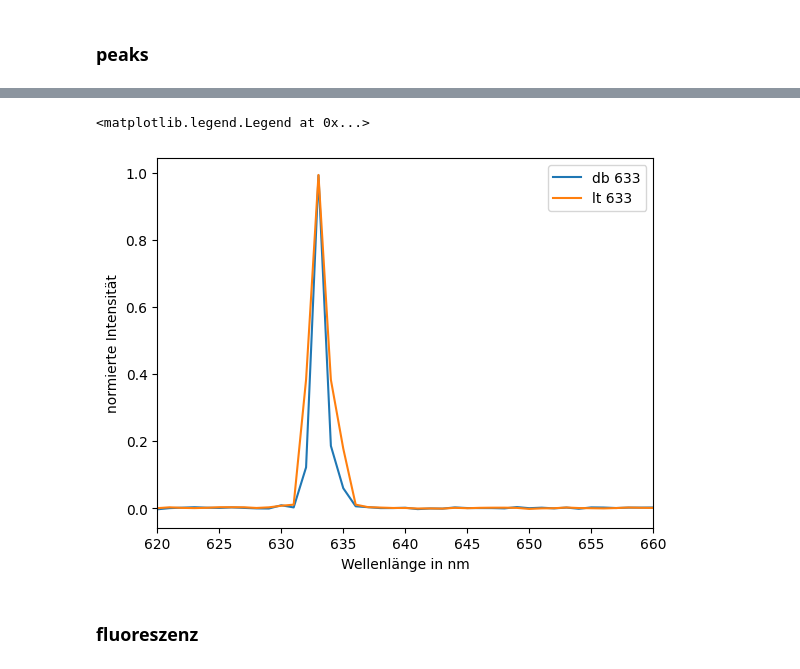
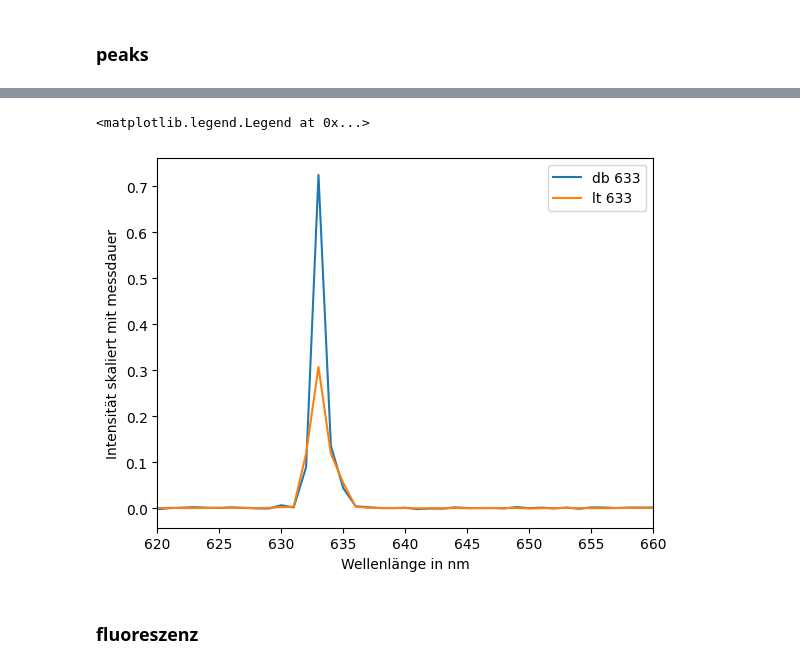
Before and after one commit to emhl/FP1, a Jupyter notebook: HeNe-Laser.ipynb, the cells around one changed output, grey strips where cells are left out. Drawn from its saved outputs; the diff is of its cells as text; code cells hidden in the pictures.

```diff
--- a/HeNe-Laser.ipynb
+++ b/HeNe-Laser.ipynb
@@ -417,16 +435,15 @@ plt.savefig("HeNe-Laser/output/5-peaks.png")
 # %%
-plt.plot(db_633[0],norm2(db_633[1]),label='db 633')
-plt.plot(lt_633[0],norm2(lt_633[1]),label='lt 633')
+plt.plot(db_633[0],db_633[1]/3000,label='db 633')
+plt.plot(lt_633[0],lt_633[1]/10000,label='lt 633')
 # plt.plot(fl_ohne[0],fl_ohne[1],label='fluoreszenz ohne lasing')
 
 plt.xlabel("Wellenlänge in nm")
-plt.ylabel("normierte Intensität")
-
+plt.ylabel("Intensität skaliert mit messdauer")
 plt.xlim(620,660)
 plt.legend()
 # %% [output]
 <matplotlib.legend.Legend at 0x...>
-[figure, old version]
+[figure, new version]
 # %% [markdown]
 ### fluoreszenz
 # %%
```
Also changed, not shown: parts of 7 cells of this notebook, 5 other files.
